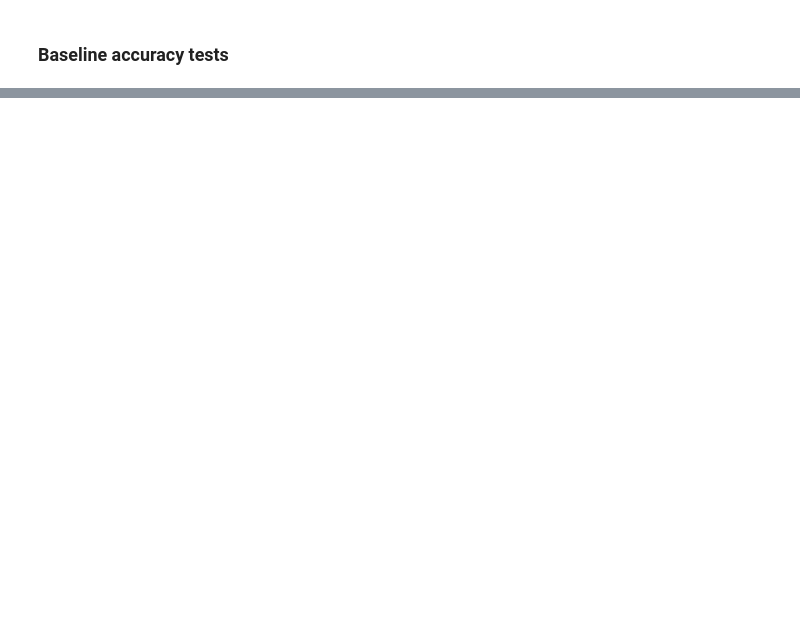
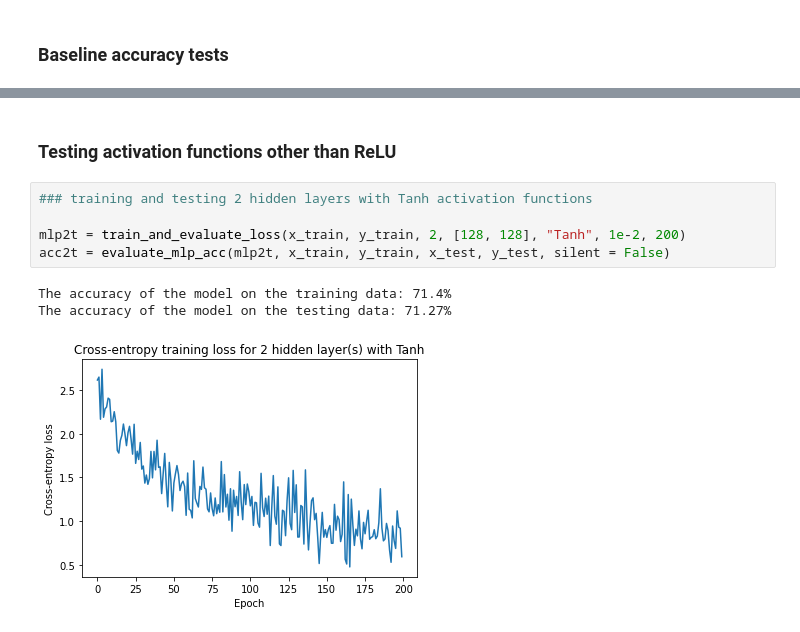
Before and after one commit to faithrts/ML-Intro, a Jupyter notebook: A3_Draft.ipynb, the cells around one changed output, grey strips where cells are left out. Cells and saved outputs as stored; diff of their text form; blank space fills up the shorter version.

```diff
--- a/A3_Draft.ipynb
+++ b/A3_Draft.ipynb
@@ -479,0 +481,11 @@ The accuracy of the model on the testing data: 61.55%
+# %% [markdown]
+### Testing activation functions other than ReLU
+# %%
+### training and testing 2 hidden layers with Tanh activation functions
+
+mlp2t = train_and_evaluate_loss(x_train, y_train, 2, [128, 128], "Tanh", 1e-2, 200)
+acc2t = evaluate_mlp_acc(mlp2t, x_train, y_train, x_test, y_test, silent = False)
+# %% [output]
+The accuracy of the model on the training data: 71.4%
+The accuracy of the model on the testing data: 71.27%
+[figure, added]
```
Also changed, not shown: parts of 18 cells of this notebook.
